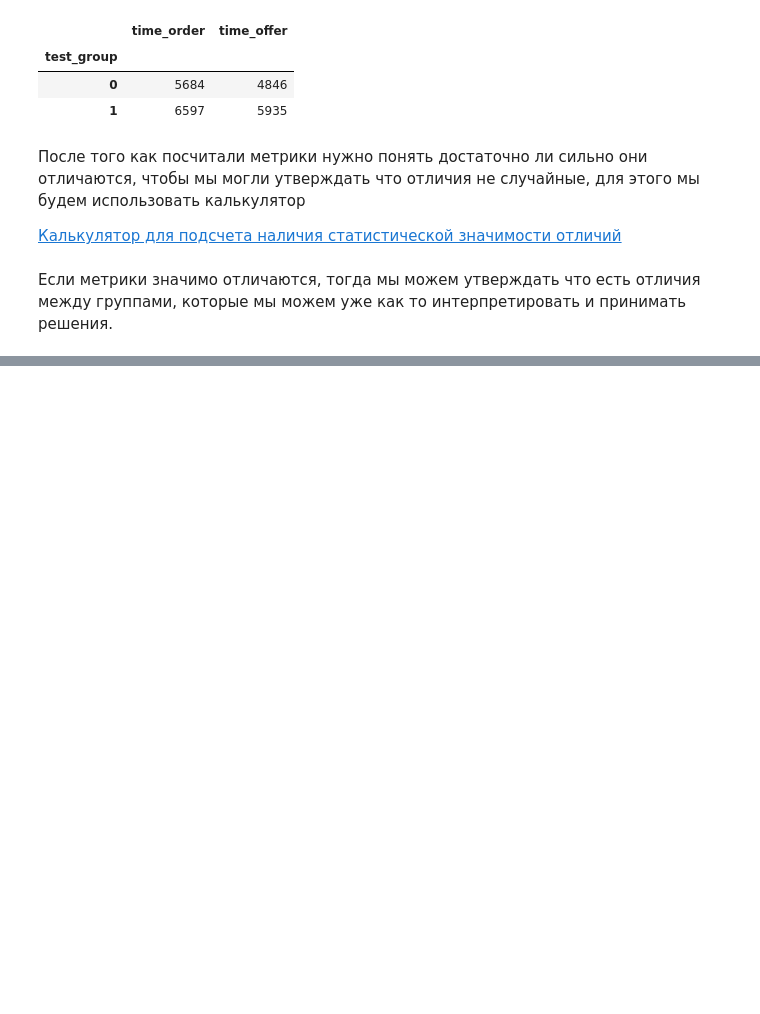
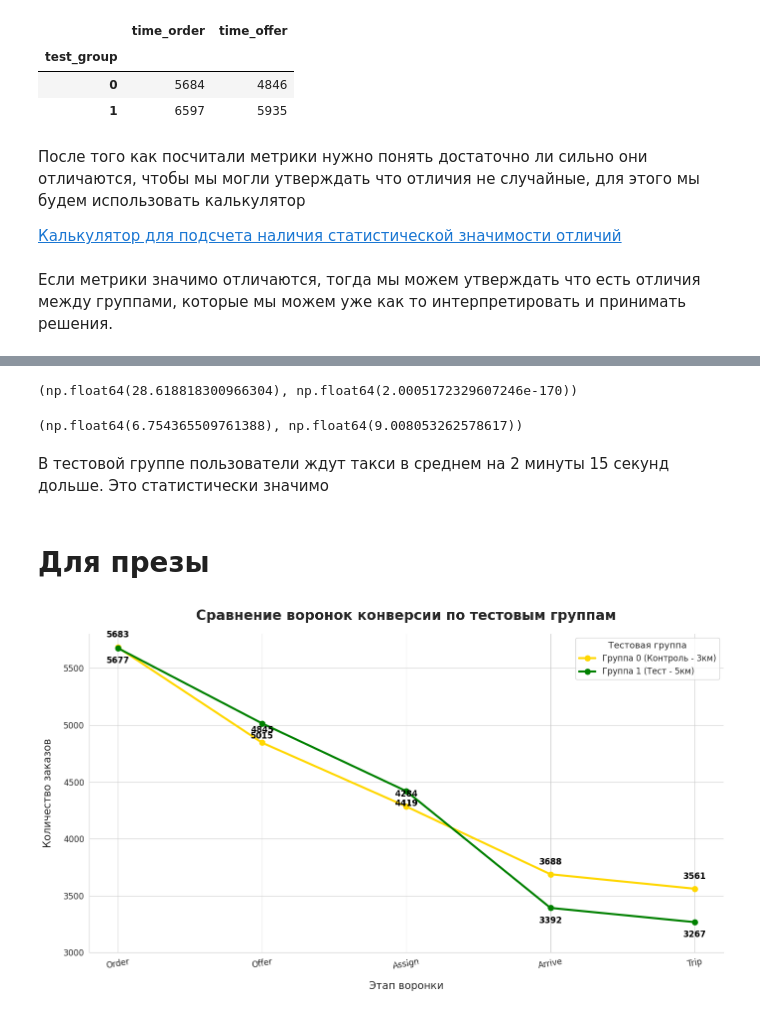
Before and after one commit to Kr0uxx/DA-mini-project, a Jupyter notebook: "Как_убеждать_с_помощью_данных"_шаблон_.ipynb, the cells around one changed output, grey strips where cells are left out. Cells and saved outputs as stored; diff of their text form; code cells hidden in the pictures; blank space fills up the shorter version.

```diff
--- a/"Как_убеждать_с_помощью_данных"_шаблон_.ipynb
+++ b/"Как_убеждать_с_помощью_данных"_шаблон_.ipynb
@@ -63,0 +197,9 @@ df.groupby('test_group').agg({
+# %%
+df_funnel = df_clean.groupby('test_group').agg({
+    'time_order':'count',
+    'time_offer': 'count',
+    'time_assign': 'count',
+    'time_arrive': 'count',
+    'trip_time': 'count',
+})
+df_funnel.head()
@@ -63,0 +330,51 @@ df.groupby('test_group').agg({
+# %%
+t_stat, p_value
+# %% [output]
+(np.float64(28.618818300966304), np.float64(2.0005172329607246e-170))
+# %%
+np.mean(assign_to_arrive_0) / 60, np.mean(assign_to_arrive_1) / 60
+# %% [output]
+(np.float64(6.754365509761388), np.float64(9.008053262578617))
+# %% [markdown]
+В тестовой группе пользователи ждут такси в среднем на 2 минуты 15 секунд дольше. Это статистически значимо
+# %% [markdown]
+# Для презы
+# %%
+df_funnel = df_funnel.rename(columns={
+    'time_order': 'Order',
+    'time_offer': 'Offer',
+    'time_assign': 'Assign',
+    'time_arrive': 'Arrive',
+    'trip_time': 'Trip'})
+# %%
+sns.set_style("whitegrid")
+plt.figure(figsize=(14, 8))
+
+stages = df_funnel.columns
+group_0_counts = df_funnel.loc[0]
+group_1_counts = df_funnel.loc[1]
+
+plt.plot(stages, group_0_counts, marker='o', linestyle='-', color='gold', linewidth=3, markersize=8, label='Группа 0 (Контроль - 3км)')
+plt.plot(stages, group_1_counts, marker='o', linestyle='-', color='green', linewidth=3, markersize=8, label='Группа 1 (Тест - 5км)')
+
+for i, count in enumerate(group_0_counts):
+    plt.text(i, count + 70, str(count), ha='center', va='bottom', fontsize=12, color='black', fontweight='bold')
+
+for i, count in enumerate(group_1_counts):
+    plt.text(i, count - 150, str(count), ha='center', va='bottom', fontsize=12, color='black', fontweight='bold')
+
+plt.title('Сравнение воронок конверсии по тестовым группам', fontsize=20, fontweight='bold', pad=20)
+plt.xlabel('Этап воронки', fontsize=15, labelpad=15)
+plt.ylabel('Количество заказов', fontsize=15, labelpad=15)
+plt.legend(title='Тестовая группа', fontsize=12, title_fontsize=13)
+
+plt.xticks(fontsize=12, rotation=10)
+plt.yticks(fontsize=12)
+plt.ylim(bottom=3000)
+
+sns.despine()
+plt.tight_layout()
+
+plt.show()
+# %% [output]
+[figure, added]
```
Also changed, not shown: parts of 28 cells of this notebook.
